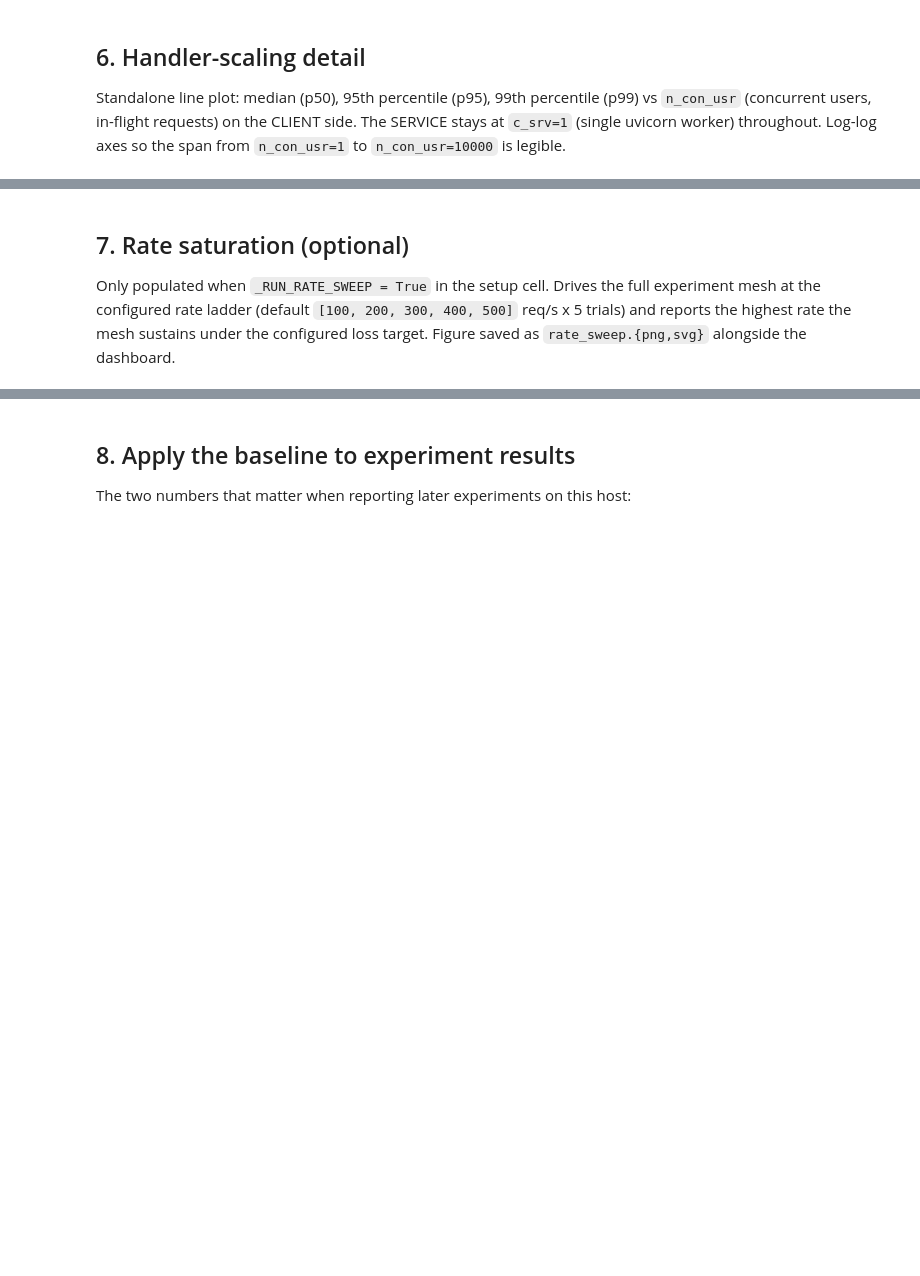
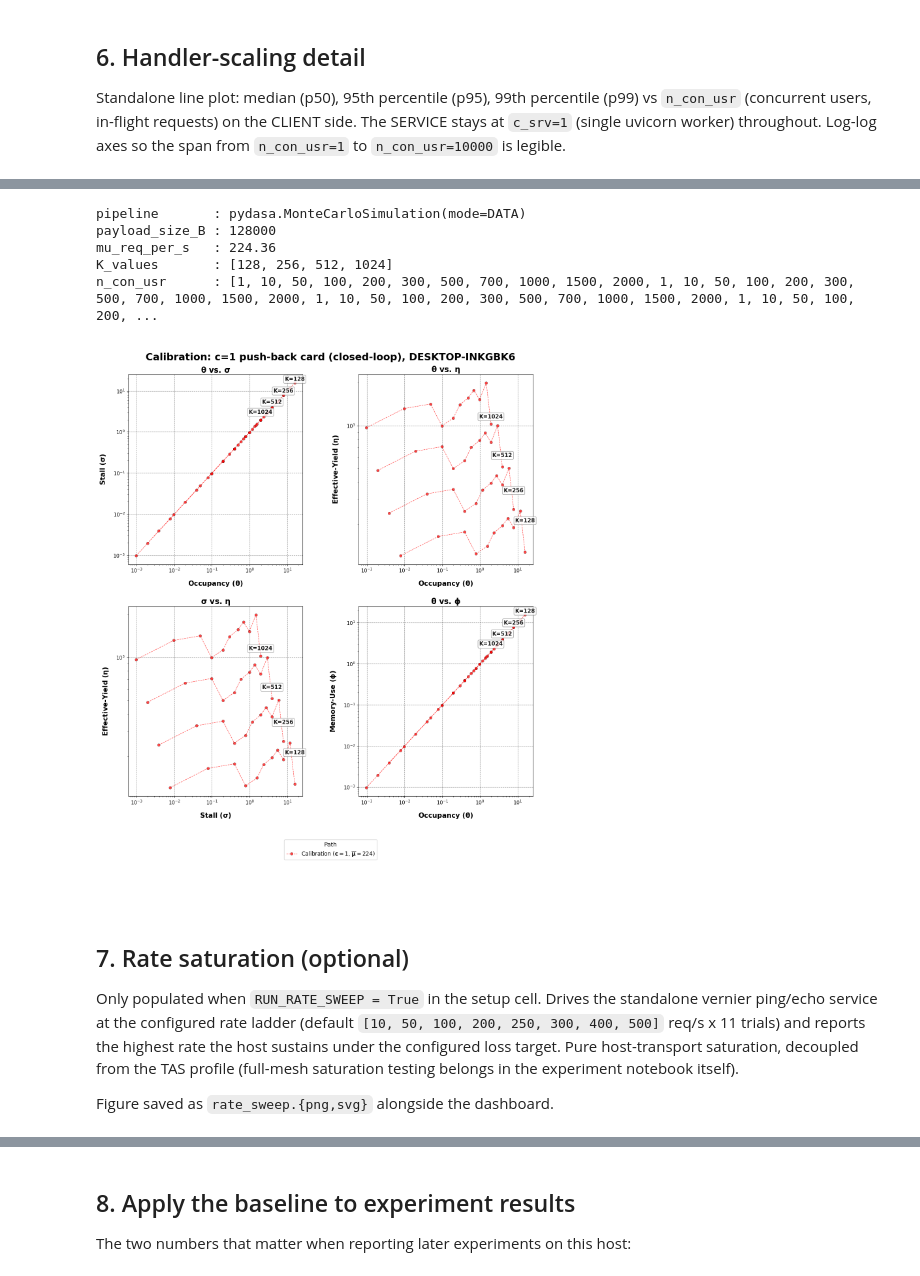
Before and after one commit to DASA-Design/PyDASA-CS1-TAS, a Jupyter notebook: 00-calibration.ipynb, the cells around one changed output, grey strips where cells are left out. Cells and saved outputs as stored; diff of their text form; code cells hidden in the pictures; blank space fills up the shorter version.

```diff
--- a/00-calibration.ipynb
+++ b/00-calibration.ipynb
@@ -223,31 +239,45 @@ The 2x2 figure rendered below reuses `src.view.dc_charts.plot_yoly_chart` — th
 # %%
-dim_card = envelope.get("dimensional_card")
-if not dim_card:
-    dim_card = derive_calib_coefs(envelope, payload_size_bytes=PAYLOAD_BYTES)
+# closed-loop / push-back card: c=1, varying n_con_usr, K tiled across sweep_grid.K. Reuses the handler_scaling block already collected in section 4 (no new measurements). This is the c=1 boundary slice of the richer multi-worker cloud rendered in section 7b -- pairs with that section to answer "where does a single worker collapse under increasing concurrent load?"
+_sweep_grid = load_method_cfg("calibration").get("sweep_grid", {})
+_K_VALUES = [int(_k) for _k in _sweep_grid.get("K", [])]
+
+dim_card = derive_calib_coefs(envelope,
+                              payload_size_bytes=PAYLOAD_BYTES,
+                              K_values=_K_VALUES if _K_VALUES else None)
 
 if not dim_card:
     print("dimensional_card unavailable -- loopback or handler_scaling missing.")
 else:
     meta = dim_card.get("meta", {})
     print(f"pipeline       : {meta.get('pipeline')}")
     print(f"payload_size_B : {meta.get('payload_size_bytes')}")
     print(f"mu_req_per_s   : {meta.get('mu_req_per_s'):.2f}")
+    print(f"K_values       : {meta.get('K_values')}")
     print(f"n_con_usr      : {meta.get('n_con_usr')}")
 
     logscale = bool(PAYLOAD_BYTES)  # phi is NaN when payload=0 -> linear scale
     plot_yoly_chart(
         dim_card,
         paths={"Calibration": "CALIB"},
         logscale=logscale,
-        title=f"Calibration: Measured coefficient card\n{host.get('hostname')}",
+        title=f"Calibration: c=1 push-back card (closed-loop), {host.get('hostname')}",
         file_path=str(IMG_ROOT),
         fname="dim_card.png",
         verbose=False,
     )
+# %% [output]
+pipeline       : pydasa.MonteCarloSimulation(mode=DATA)
+payload_size_B : 128000
+mu_req_per_s   : 224.36
+K_values       : [128, 256, 512, 1024]
+n_con_usr      : [1, 10, 50, 100, 200, 300, 500, 700, 1000, 1500, 2000, 1, 10, 50, 100, 200, 300, 500, 700, 1000, 1500, 2000, 1, 10, 50, 100, 200, 300, 500, 700, 1000, 1500, 2000, 1, 10, 50, 100, 200, ...
+[figure, added]
 # %% [markdown]
 ## 7. Rate saturation (optional)
 
-Only populated when `_RUN_RATE_SWEEP = True` in the setup cell. Drives the full experiment mesh at the configured rate ladder (default `[100, 200, 300, 400, 500]` req/s x 5 trials) and reports the highest rate the mesh sustains under the configured loss target. Figure saved as `rate_sweep.{png,svg}` alongside the dashboard.
+Only populated when `RUN_RATE_SWEEP = True` in the setup cell. Drives the standalone vernier ping/echo service at the configured rate ladder (default `[10, 50, 100, 200, 250, 300, 400, 500]` req/s x 11 trials) and reports the highest rate the host sustains under the configured loss target. Pure host-transport saturation, decoupled from the TAS profile (full-mesh saturation testing belongs in the experiment notebook itself).
+
+Figure saved as `rate_sweep.{png,svg}` alongside the dashboard.
 # %%
 rate_sweep = envelope.get("rate_sweep")
 if rate_sweep is None:
```
Also changed, not shown: parts of 13 cells of this notebook, 10 other files.
